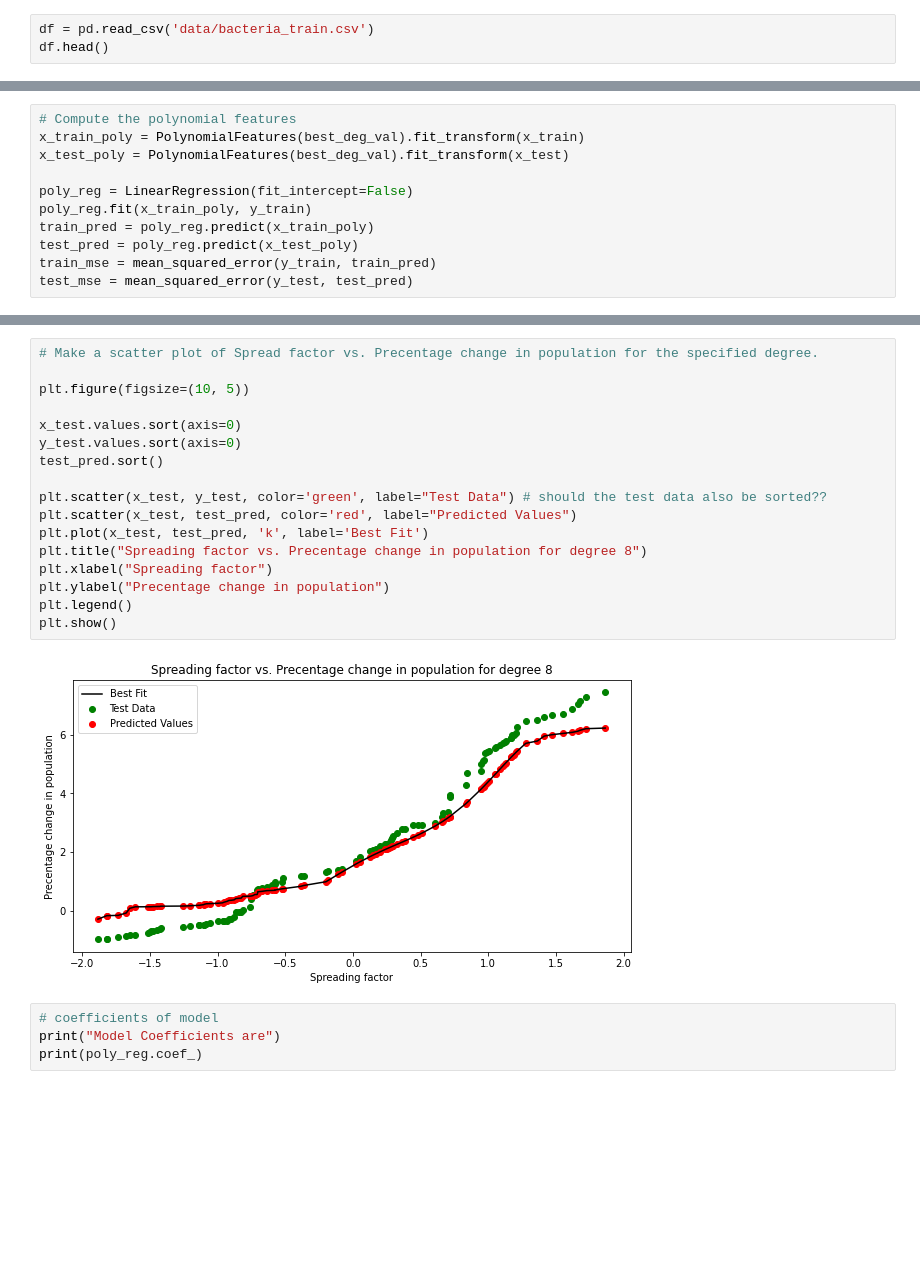
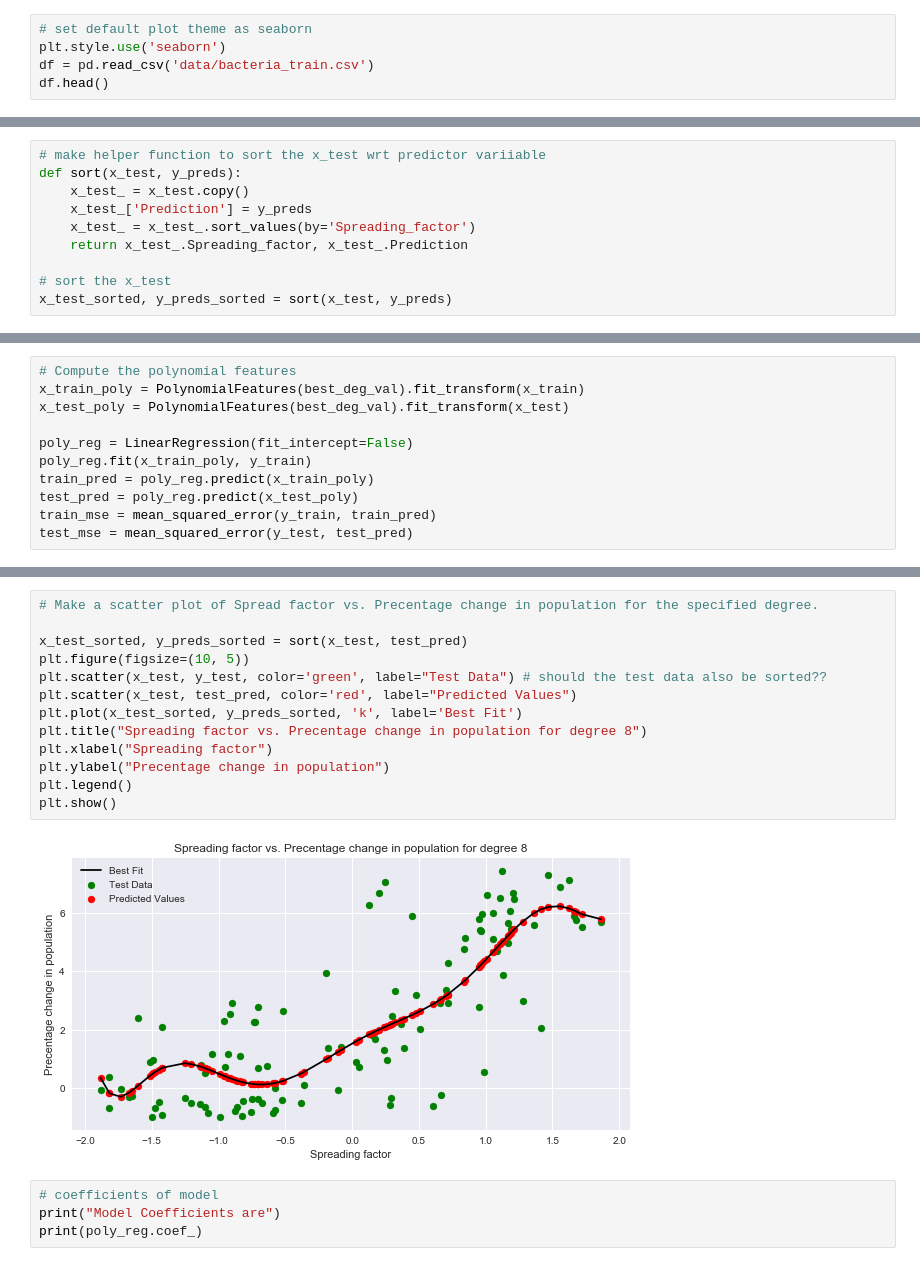
Before and after one commit to Wangsherpa/homeworks, a Jupyter notebook: Homework-2/ai1_c1_homework2_students.ipynb, the cells around one changed output, grey strips where cells are left out. Drawn from its saved outputs; the diff is of its cells as text; blank space fills up the shorter version.

```diff
--- a/Homework-2/ai1_c1_homework2_students.ipynb
+++ b/Homework-2/ai1_c1_homework2_students.ipynb
@@ -125,6 +125,8 @@ the spreading factor and percentage change in population?
 # %% [markdown]
 ### 1.1
 # %%
+# set default plot theme as seaborn
+plt.style.use('seaborn')
 df = pd.read_csv('data/bacteria_train.csv')
 df.head()
 # %% [output]
@@ -229,3 +237,13 @@ mse = mean_squared_error(y_test, y_preds)
 print(f"The mse on test set with polynomial degree {degree} is {mse:.4f}")
 # %% [output]
 The mse on test set with polynomial degree 10 is 2.6280
+# %%
+# make helper function to sort the x_test wrt predictor variiable
+def sort(x_test, y_preds):
+    x_test_ = x_test.copy()
+    x_test_['Prediction'] = y_preds
+    x_test_ = x_test_.sort_values(by='Spreading_factor')
+    return x_test_.Spreading_factor, x_test_.Prediction
+
+# sort the x_test
+x_test_sorted, y_preds_sorted = sort(x_test, y_preds)
@@ -594,22 +671,18 @@ Test MSE with degree 8: 2.6130106373530055
 # %%
 # Make a scatter plot of Spread factor vs. Precentage change in population for the specified degree.
 
+x_test_sorted, y_preds_sorted = sort(x_test, test_pred)
 plt.figure(figsize=(10, 5))
-
-x_test.values.sort(axis=0)
-y_test.values.sort(axis=0)
-test_pred.sort()
-
 plt.scatter(x_test, y_test, color='green', label="Test Data") # should the test data also be sorted??
 plt.scatter(x_test, test_pred, color='red', label="Predicted Values")
-plt.plot(x_test, test_pred, 'k', label='Best Fit')
+plt.plot(x_test_sorted, y_preds_sorted, 'k', label='Best Fit')
 plt.title("Spreading factor vs. Precentage change in population for degree 8")
 plt.xlabel("Spreading factor")
 plt.ylabel("Precentage change in population")
 plt.legend()
 plt.show()
 # %% [output]
-[figure, old version]
+[figure, new version]
 # %%
 # coefficients of model
 print("Model Coefficients are")
```
Also changed, not shown: parts of 37 cells of this notebook.
